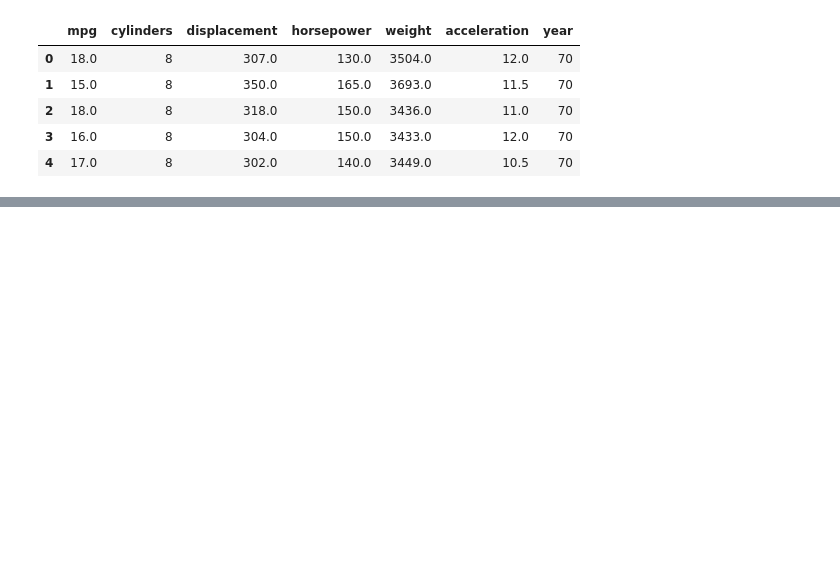
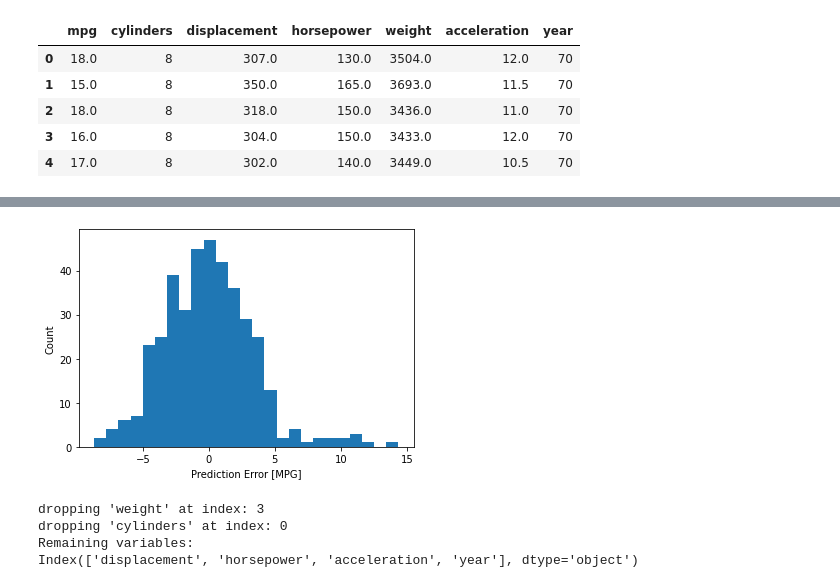
Before and after one commit to VictoryJin/uci_autompg, a Jupyter notebook: 3. Linear Model.ipynb, the cells around one changed output, grey strips where cells are left out. Cells and saved outputs as stored; diff of their text form; code cells hidden in the pictures; blank space fills up the shorter version.

```diff
--- a/3. Linear Model.ipynb
+++ b/3. Linear Model.ipynb
@@ -20,0 +72,38 @@ dat.head()
+# %%
+def plot_error(y_test, y_pred):
+    error = y_test - y_pred
+    plt.hist(error, bins=25)
+    plt.xlabel('Prediction Error [MPG]')
+    plt.ylabel('Count')
+    return
+plot_error(y, model.predict(X))
+# %% [output]
+[figure, added]
+# %%
+from statsmodels.stats.outliers_influence import variance_inflation_factor
+
+def calculate_vif_(X, thresh=100):
+    cols = X.columns
+    variables = np.arange(X.shape[1])
+    dropped=True
+    while dropped:
+        dropped=False
+        c = X[cols[variables]].values
+        vif = [variance_inflation_factor(c, ix) for ix in np.arange(c.shape[1])]
+
+        maxloc = vif.index(max(vif))
+        if max(vif) > thresh:
+            print('dropping \'' + X[cols[variables]].columns[maxloc] + '\' at index: ' + str(maxloc))
+            variables = np.delete(variables, maxloc)
+            dropped=True
+
+    print('Remaining variables:')
+    print(X.columns[variables])
+    return X[cols[variables]]
+
+X_col = calculate_vif_(X)
+# %% [output]
+dropping 'weight' at index: 3
+dropping 'cylinders' at index: 0
+Remaining variables:
+Index(['displacement', 'horsepower', 'acceleration', 'year'], dtype='object')
```
Also changed, not shown: parts of 9 cells of this notebook.
